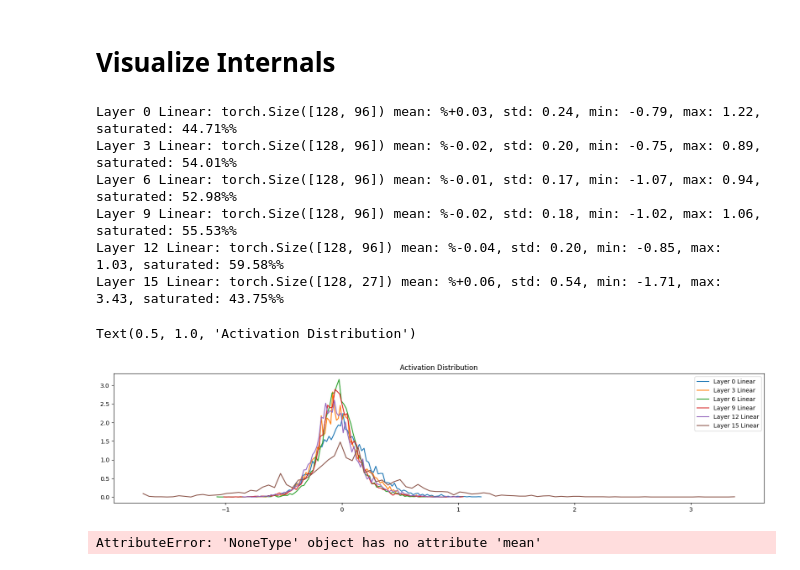
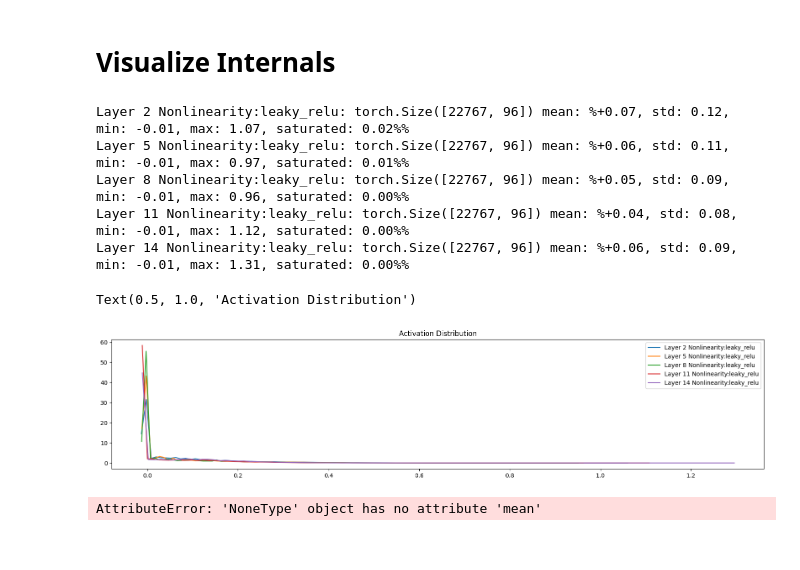
Before and after one commit to allenporter/karpathy-guides, a Jupyter notebook: makemore/makemore_mlp_pytorch2.ipynb, the cells around one changed output. Saved outputs shown, nothing was run; the diff lists cells and outputs as text; code cells hidden in the pictures.

```diff
--- a/makemore/makemore_mlp_pytorch2.ipynb
+++ b/makemore/makemore_mlp_pytorch2.ipynb
@@ -388,7 +388,7 @@ class Linear:
         self,
         fan_in: int,
         fan_out: int,
-        bias: bool = True,
+        bias: bool = False,
         generator: Union[torch.Generator, None] = None,
         activation: str = 'leaky_relu'
     ) -> None:
@@ -421,11 +421,11 @@ class BatchNorm1d:
         self.momentum = momentum
         self.training = True
         # parameters, trained with backprop
-        self.bngain = torch.ones(dim)  # gamma
-        self.bnbias = torch.zeros(dim)  # beta
+        self.bngain = torch.ones((1, dim))  # gamma
+        self.bnbias = torch.zeros((1, dim))  # beta
         # Buffers, trained with a running momentum update
-        self.running_mean = torch.zeros(dim)
-        self.running_std = torch.ones(dim)
+        self.running_mean = torch.zeros((1, dim))
+        self.running_std = torch.ones((1, dim))
         self.out: Union[torch.tensor, None] = None
 
     def __call__(self, x: torch.tensor) -> torch.tensor:
@@ -487,32 +487,35 @@ class Model:
     def __init__(self, vocab_size: int, generator: torch.Generator = None, activation: str = 'leaky_relu') -> None:
         self.C = torch.randn((vocab_size, EMBED_SZ), generator=g)
         self.layers = [
-            Linear(EMBED_SZ * CONTEXT_SZ, HIDDEN_LAYER_SZ, generator=g, bias=False),
+            Linear(EMBED_SZ * CONTEXT_SZ, HIDDEN_LAYER_SZ, activation=activation, generator=g, bias=False),
             BatchNorm1d(HIDDEN_LAYER_SZ),
             Nonlinearity(activation=activation),
 
-            Linear(HIDDEN_LAYER_SZ, HIDDEN_LAYER_SZ, generator=g, bias=False),
+            Linear(HIDDEN_LAYER_SZ, HIDDEN_LAYER_SZ, activation=activation, generator=g, bias=False),
             BatchNorm1d(HIDDEN_LAYER_SZ),
             Nonlinearity(activation=activation),
 
-            Linear(HIDDEN_LAYER_SZ, HIDDEN_LAYER_SZ, generator=g, bias=False),
+            Linear(HIDDEN_LAYER_SZ, HIDDEN_LAYER_SZ, activation=activation, generator=g, bias=False),
             BatchNorm1d(HIDDEN_LAYER_SZ),
             Nonlinearity(activation=activation),
 
-            Linear(HIDDEN_LAYER_SZ, HIDDEN_LAYER_SZ, generator=g, bias=False),
+            Linear(HIDDEN_LAYER_SZ, HIDDEN_LAYER_SZ, activation=activation, generator=g, bias=False),
             BatchNorm1d(HIDDEN_LAYER_SZ),
             Nonlinearity(activation=activation),
 
-            Linear(HIDDEN_LAYER_SZ, HIDDEN_LAYER_SZ, generator=g, bias=False),
+            Linear(HIDDEN_LAYER_SZ, HIDDEN_LAYER_SZ, activation=activation, generator=g, bias=False),
             BatchNorm1d(HIDDEN_LAYER_SZ),
             Nonlinearity(activation=activation),
 
-            Linear(HIDDEN_LAYER_SZ, vocab_size, generator=g, bias=False),
+            Linear(HIDDEN_LAYER_SZ, vocab_size, activation=activation, generator=g, bias=False),
             BatchNorm1d(vocab_size),
-            Nonlinearity(activation=activation),
+            #Nonlinearity(activation=activation),
         ]
+
+        for layer in layers:
+            layer.training = True
+
         # Reset parameters for training
-        self.C.requires_grad = True
         for p in self.parameters():
             p.requires_grad = True
 
@@ -524,8 +527,6 @@ class Model:
         #        if isinstance(layer, Linear):
         #            layer.weight *= 0.001
 
-
-
     def parameters(self):
         return [self.C] + [p for layer in self.layers for p in layer.parameters()]
 
@@ -536,6 +537,7 @@ class Model:
 
     def forward_pass(self, x: torch.tensor) -> torch.tensor:
         """Forward pass."""
+
         emb = self.C[x] # (N, CONTEXT_SZ, 2)
         xhat = emb.view(emb.shape[0], -1)  # concatenate the vectors
 
@@ -611,29 +610,28 @@ RuntimeError: element 0 of tensors does not require grad and does not have a gra
 # %%
 plt.figure(figsize=(20,4))
 legends = []
 
 for i, layer in enumerate(model.layers[:-1]):
-    if not isinstance(layer, Linear):
+    if not isinstance(layer, Nonlinearity):
         continue
     t = layer.out
 
     sat = (t < -0.0095).float().mean()
     print(f"Layer {i} {layer}: {t.size()} mean: %{t.mean():+.2f}, std: {t.std():0.2f}, min: {t.min():+.2f}, max: {t.max():.2f}, saturated: {sat:0.2%}%")
     hy, hx = torch.histogram(t, density=True)
     plt.plot(hx[:-1].detach(), hy.detach())
     legends.append(f'Layer {i} {layer}')
 
 plt.legend(legends)
 plt.title('Activation Distribution')
 # %% [output]
-Layer 0 Linear: torch.Size([128, 96]) mean: %+0.03, std: 0.24, min: -0.79, max: 1.22, saturated: 44.71%%
-Layer 3 Linear: torch.Size([128, 96]) mean: %-0.02, std: 0.20, min: -0.75, max: 0.89, saturated: 54.01%%
-Layer 6 Linear: torch.Size([128, 96]) mean: %-0.01, std: 0.17, min: -1.07, max: 0.94, saturated: 52.98%%
-Layer 9 Linear: torch.Size([128, 96]) mean: %-0.02, std: 0.18, min: -1.02, max: 1.06, saturated: 55.53%%
-Layer 12 Linear: torch.Size([128, 96]) mean: %-0.04, std: 0.20, min: -0.85, max: 1.03, saturated: 59.58%%
-Layer 15 Linear: torch.Size([128, 27]) mean: %+0.06, std: 0.54, min: -1.71, max: 3.43, saturated: 43.75%%
+Layer 2 Nonlinearity:leaky_relu: torch.Size([22767, 96]) mean: %+0.07, std: 0.12, min: -0.01, max: 1.07, saturated: 0.02%%
+Layer 5 Nonlinearity:leaky_relu: torch.Size([22767, 96]) mean: %+0.06, std: 0.11, min: -0.01, max: 0.97, saturated: 0.01%%
+Layer 8 Nonlinearity:leaky_relu: torch.Size([22767, 96]) mean: %+0.05, std: 0.09, min: -0.01, max: 0.96, saturated: 0.00%%
+Layer 11 Nonlinearity:leaky_relu: torch.Size([22767, 96]) mean: %+0.04, std: 0.08, min: -0.01, max: 1.12, saturated: 0.00%%
+Layer 14 Nonlinearity:leaky_relu: torch.Size([22767, 96]) mean: %+0.06, std: 0.09, min: -0.01, max: 1.31, saturated: 0.00%%
 Text(0.5, 1.0, 'Activation Distribution')
-[figure, old version]
+[figure, new version]
 # %%
 plt.figure(figsize=(20,4))
 legends = []
```
Also changed, not shown: parts of 5 cells of this notebook.
